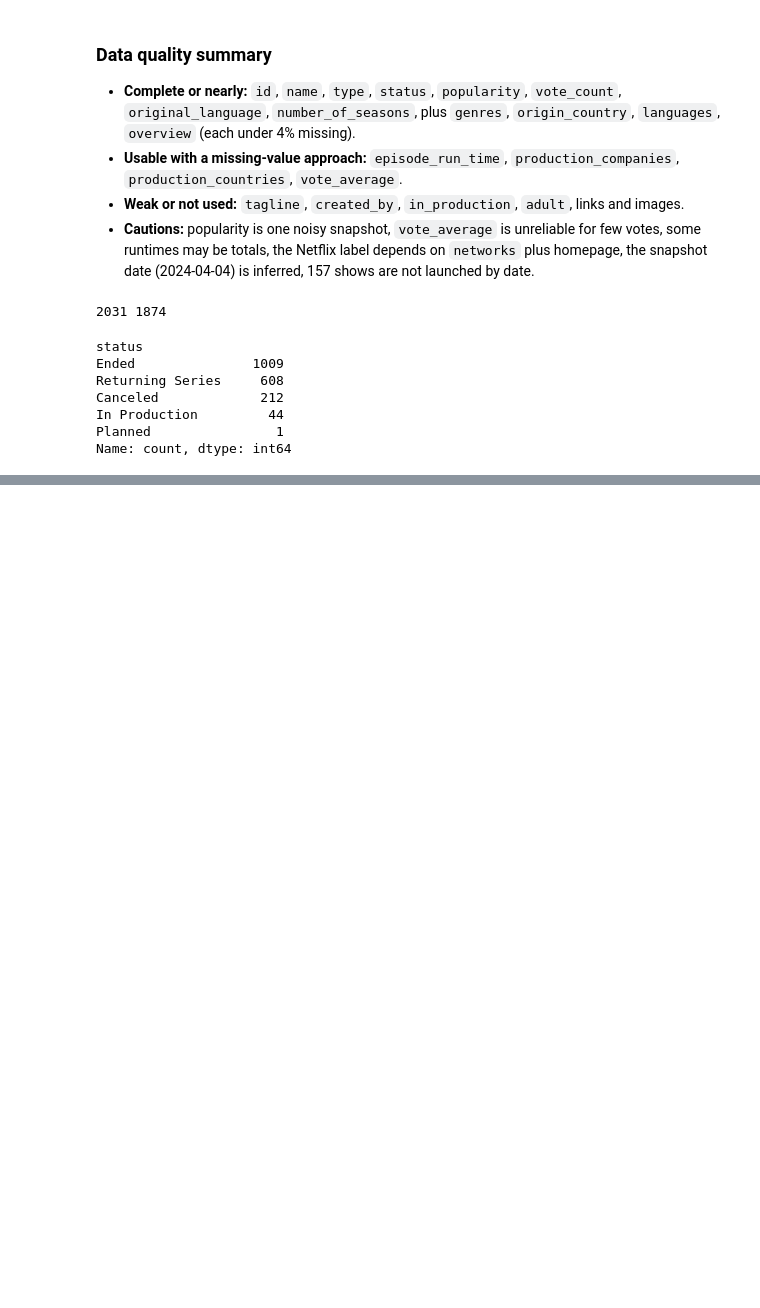
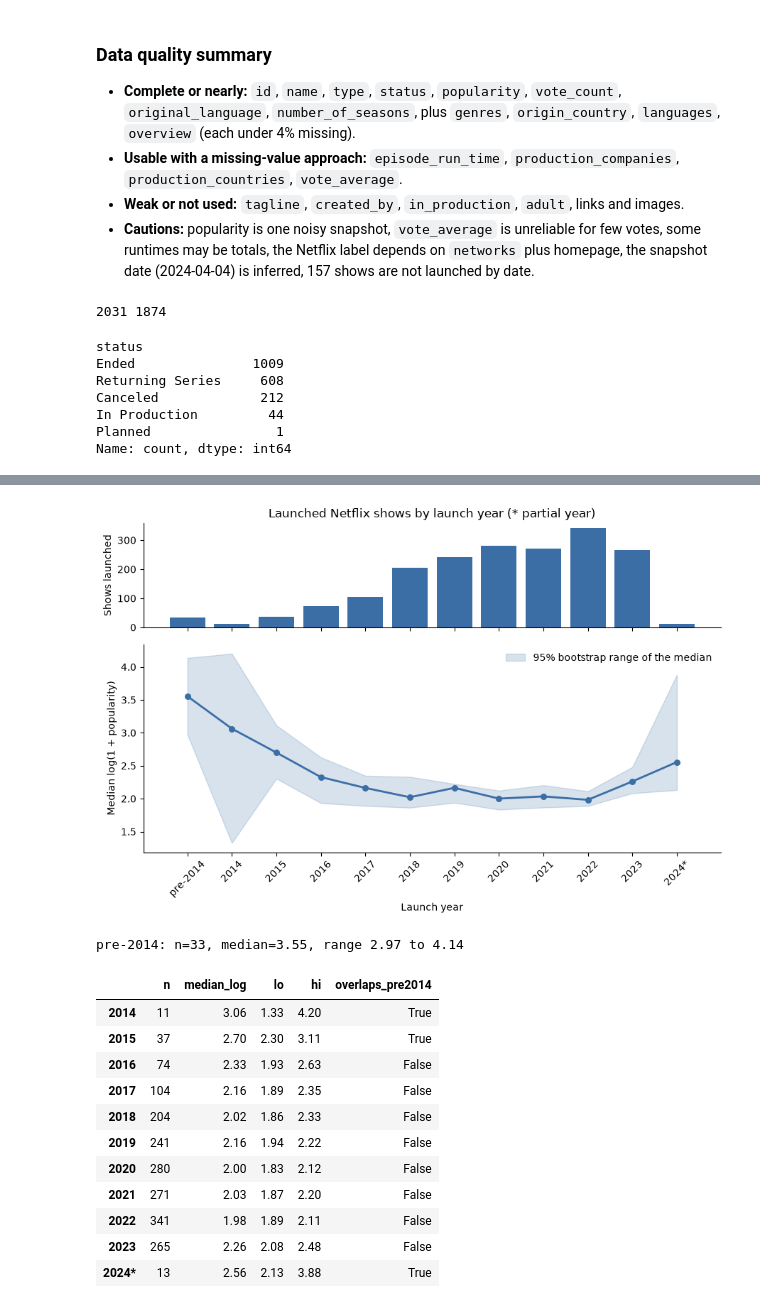
Before and after one commit to Emu-codein/tmdb_tv_shows, a Jupyter notebook: notebooks/eda.ipynb, the cells around one changed output, grey strips where cells are left out. Cells and saved outputs as stored; diff of their text form; code cells hidden in the pictures; blank space fills up the shorter version.

```diff
--- a/notebooks/eda.ipynb
+++ b/notebooks/eda.ipynb
@@ -175,0 +203,66 @@ Name: count, dtype: int64
+# %%
+launched["launch_year"] = launched.first_air_date.dt.year
+launched["year_group"] = launched.launch_year.where(launched.launch_year >= 2014, 0)  # 0 = pre-2014
+
+rng = np.random.default_rng(0)
+
+def boot_ci(s, k=1000):
+    """95% bootstrap range of the median. NaN if under 3 shows."""
+    s = s.to_numpy()
+    if len(s) < 3:
+        return pd.Series({"lo": np.nan, "hi": np.nan})
+    meds = [np.median(rng.choice(s, len(s))) for _ in range(k)]
+    return pd.Series({"lo": np.percentile(meds, 2.5), "hi": np.percentile(meds, 97.5)})
+
+g = launched.groupby("year_group")
+by_year = g.agg(n=("id", "size"), median_pop=("popularity", "median"),
+                median_log=("log_pop", "median"))
+by_year = by_year.join(g.log_pop.apply(boot_ci).unstack())
+by_year.index = ["pre-2014" if y == 0 else str(int(y)) for y in by_year.index]
+by_year.index = [i + "*" if i == "2024" else i for i in by_year.index]   # * = partial year
+
+# chart
+x = np.arange(len(by_year))
+fig, (ax1, ax2) = plt.subplots(2, 1, figsize=(9, 6), sharex=True,
+                               gridspec_kw={"height_ratios": [1, 2]})
+
+ax1.bar(x, by_year.n, color="#3b6ea5", width=0.8)
+ax1.set_ylabel("Shows launched")
+ax1.set_title("Launched Netflix shows by launch year (* partial year)")
+
+ax2.fill_between(x, by_year.lo, by_year.hi, color="#3b6ea5", alpha=0.2,
+                 label="95% bootstrap range of the median")
+ax2.plot(x, by_year.median_log, color="#3b6ea5", lw=2)
+ax2.scatter(x, by_year.median_log, color="#3b6ea5", s=30, zorder=3)
+ax2.set_ylabel("Median log(1 + popularity)")
+ax2.set_xlabel("Launch year")
+ax2.set_xticks(x)
+ax2.set_xticklabels(by_year.index, rotation=45)
+ax2.legend(frameon=False)
+
+for ax in (ax1, ax2):
+    ax.spines[["top", "right"]].set_visible(False)
+plt.tight_layout()
+plt.show()
+
+# does the pre-2014 band overlap each later year's band?
+old = by_year.loc["pre-2014"]
+later = by_year.drop("pre-2014").copy()
+later["overlaps_pre2014"] = (later.lo <= old.hi) & (later.hi >= old.lo)
+print(f"pre-2014: n={old.n:.0f}, median={old.median_log:.2f}, range {old.lo:.2f} to {old.hi:.2f}")
+later[["n", "median_log", "lo", "hi", "overlaps_pre2014"]].round(2)
+# %% [output]
+[figure, added]
+pre-2014: n=33, median=3.55, range 2.97 to 4.14
+|  | n | median_log | lo | hi | overlaps_pre2014 |
+| 2014 | 11 | 3.06 | 1.33 | 4.20 | True |
+| 2015 | 37 | 2.70 | 2.30 | 3.11 | True |
+| 2016 | 74 | 2.33 | 1.93 | 2.63 | False |
+| 2017 | 104 | 2.16 | 1.89 | 2.35 | False |
+| 2018 | 204 | 2.02 | 1.86 | 2.33 | False |
+| 2019 | 241 | 2.16 | 1.94 | 2.22 | False |
+| 2020 | 280 | 2.00 | 1.83 | 2.12 | False |
+| 2021 | 271 | 2.03 | 1.87 | 2.20 | False |
+| 2022 | 341 | 1.98 | 1.89 | 2.11 | False |
+| 2023 | 265 | 2.26 | 2.08 | 2.48 | False |
+| 2024* | 13 | 2.56 | 2.13 | 3.88 | True |
```
Also changed, not shown: parts of 15 cells of this notebook.
